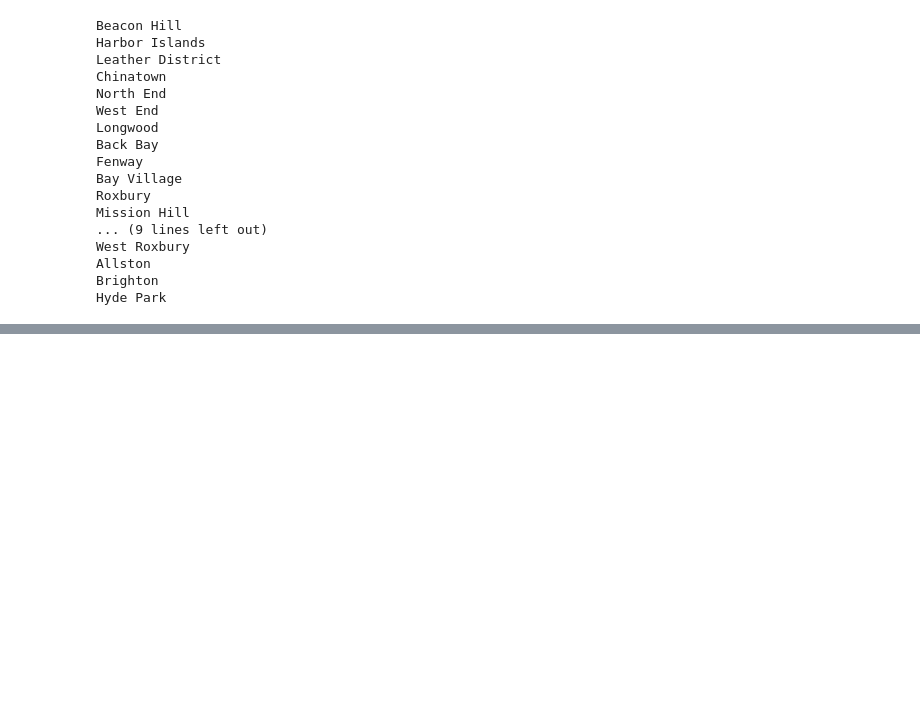
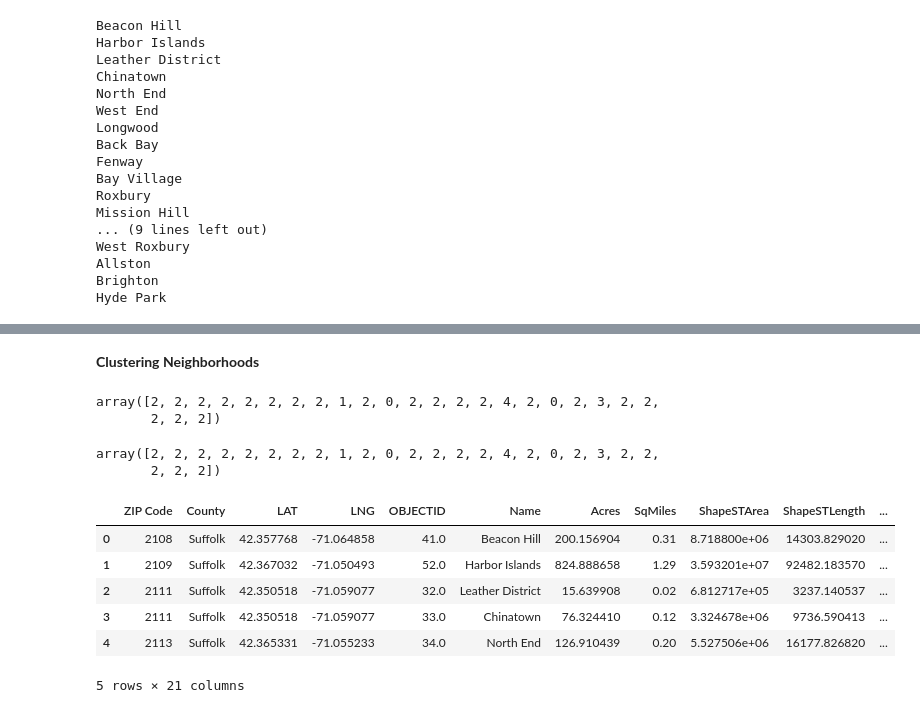
Before and after one commit to RamB99/High-Risk-Boston-Neighborhoods, a Jupyter notebook: Identifying COVID-19 risk in Boston neighborhoods.ipynb, the cells around one changed output, grey strips where cells are left out. Cells and saved outputs as stored; diff of their text form; code cells hidden in the pictures; blank space fills up the shorter version.

```diff
--- a/Identifying COVID-19 risk in Boston neighborhoods.ipynb
+++ b/Identifying COVID-19 risk in Boston neighborhoods.ipynb
@@ -406,0 +461,19 @@ neighborhoods_venues_sorted.head(19)
+# %% [markdown]
+**Clustering Neighborhoods**
+# %%
+# set number of clusters
+kclusters = 5
+Boston_clustering = Boston_grouped.drop('Neighborhood', 1)
+kmeans = KMeans(n_clusters=kclusters, n_init=10, random_state=0, max_iter=15).fit(Boston_clustering)
+# check cluster labels generated for each row in the dataframe
+kmeans.labels_.astype('int32')
+# %% [output]
+array([2, 2, 2, 2, 2, 2, 2, 2, 1, 2, 0, 2, 2, 2, 2, 4, 2, 0, 2, 3, 2, 2,
+       2, 2, 2])
+# %%
+kmeans.labels_.astype('int32')
+# %% [output]
+array([2, 2, 2, 2, 2, 2, 2, 2, 1, 2, 0, 2, 2, 2, 2, 4, 2, 0, 2, 3, 2, 2,
+       2, 2, 2])
+# %%
+neighborhoods_venues_sorted.insert(0, 'Cluster Labels', kmeans.labels_)
@@ -406,0 +484,10 @@ neighborhoods_venues_sorted.head(19)
+# %%
+Boston_merged.head(5)
+# %% [output]
+|  | ZIP Code | County | LAT | LNG | OBJECTID | Name | Acres | SqMiles | ShapeSTArea | ShapeSTLength | ... |
+| 0 | 2108 | Suffolk | 42.357768 | -71.064858 | 41.0 | Beacon Hill | 200.156904 | 0.31 | 8.718800e+06 | 14303.829020 | ... |
+| 1 | 2109 | Suffolk | 42.367032 | -71.050493 | 52.0 | Harbor Islands | 824.888658 | 1.29 | 3.593201e+07 | 92482.183570 | ... |
+| 2 | 2111 | Suffolk | 42.350518 | -71.059077 | 32.0 | Leather District | 15.639908 | 0.02 | 6.812717e+05 | 3237.140537 | ... |
+| 3 | 2111 | Suffolk | 42.350518 | -71.059077 | 33.0 | Chinatown | 76.324410 | 0.12 | 3.324678e+06 | 9736.590413 | ... |
+| 4 | 2113 | Suffolk | 42.365331 | -71.055233 | 34.0 | North End | 126.910439 | 0.20 | 5.527506e+06 | 16177.826820 | ... |
+5 rows × 21 columns
```
Also changed, not shown: parts of 49 cells of this notebook.
